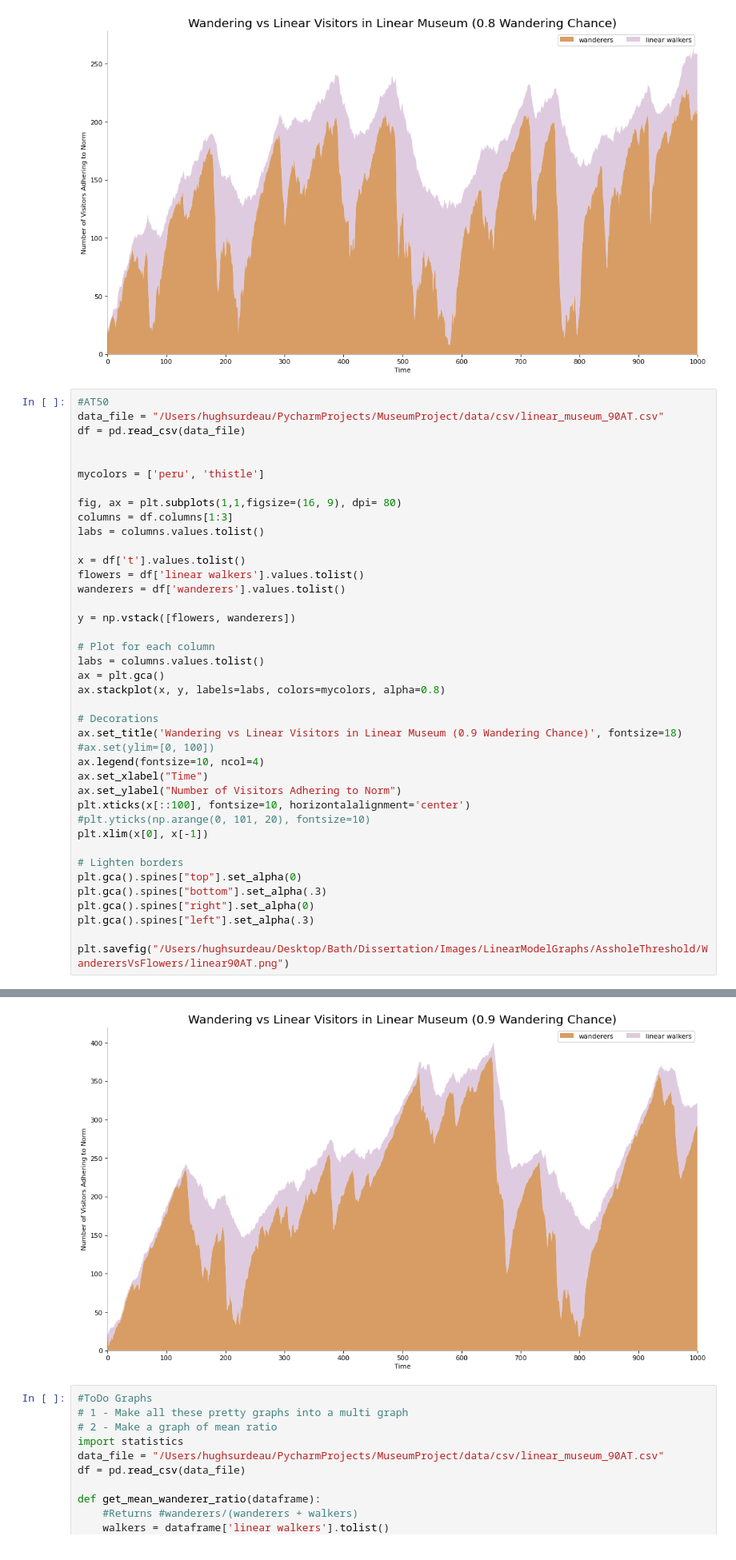
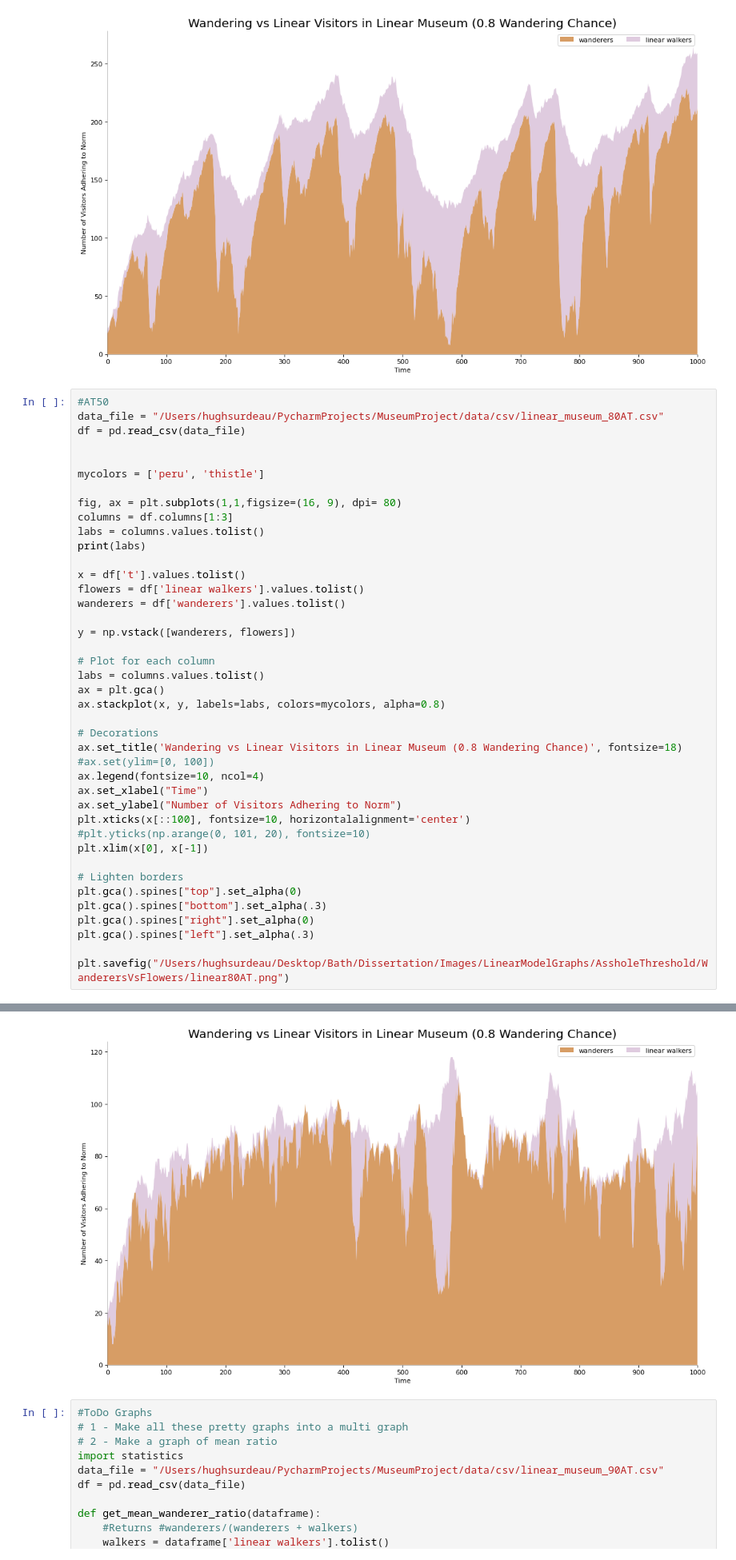
Before and after one commit to hughsurdeau/MuseumProject, a Jupyter notebook: notebooks/LinearMuseumGraphing.ipynb, the cells around one changed output, grey strips where cells are left out. Shown at 80% size. Cells and saved outputs as stored; diff of their text form.

```diff
--- a/notebooks/LinearMuseumGraphing.ipynb
+++ b/notebooks/LinearMuseumGraphing.ipynb
@@ -358,7 +644,7 @@ plt.savefig("/Users/hughsurdeau/Desktop/Bath/Dissertation/Images/LinearModelGrap
 [figure]
 # %%
 #AT50
-data_file = "/Users/hughsurdeau/PycharmProjects/MuseumProject/data/csv/linear_museum_90AT.csv"
+data_file = "/Users/hughsurdeau/PycharmProjects/MuseumProject/data/csv/linear_museum_80AT.csv"
 df = pd.read_csv(data_file)
 
 
@@ -367,12 +653,13 @@ mycolors = ['peru', 'thistle']
 fig, ax = plt.subplots(1,1,figsize=(16, 9), dpi= 80)
 columns = df.columns[1:3]
 labs = columns.values.tolist()
+print(labs)
 
 x = df['t'].values.tolist()
 flowers = df['linear walkers'].values.tolist()
 wanderers = df['wanderers'].values.tolist()
 
-y = np.vstack([flowers, wanderers])
+y = np.vstack([wanderers, flowers])
 
 # Plot for each column
 labs = columns.values.tolist()
@@ -380,7 +667,7 @@ ax = plt.gca()
 ax.stackplot(x, y, labels=labs, colors=mycolors, alpha=0.8)
 
 # Decorations
-ax.set_title('Wandering vs Linear Visitors in Linear Museum (0.9 Wandering Chance)', fontsize=18)
+ax.set_title('Wandering vs Linear Visitors in Linear Museum (0.8 Wandering Chance)', fontsize=18)
 #ax.set(ylim=[0, 100])
 ax.legend(fontsize=10, ncol=4)
 ax.set_xlabel("Time")
@@ -395,5 +682,5 @@ plt.gca().spines["bottom"].set_alpha(.3)
 plt.gca().spines["right"].set_alpha(0)
 plt.gca().spines["left"].set_alpha(.3)
 
-plt.savefig("/Users/hughsurdeau/Desktop/Bath/Dissertation/Images/LinearModelGraphs/AssholeThreshold/WanderersVsFlowers/linear90AT.png")
+plt.savefig("/Users/hughsurdeau/Desktop/Bath/Dissertation/Images/LinearModelGraphs/AssholeThreshold/WanderersVsFlowers/linear80AT.png")
 # %% [output]
@@ -400,4 +688,4 @@ plt.savefig("/Users/hughsurdeau/Desktop/Bath/Dissertation/Images/LinearModelGrap
-[figure, old version]
+[figure, new version]
 # %%
 #ToDo Graphs
 # 1 - Make all these pretty graphs into a multi graph
```
Also changed, not shown: parts of 24 cells of this notebook, 4 other files.
